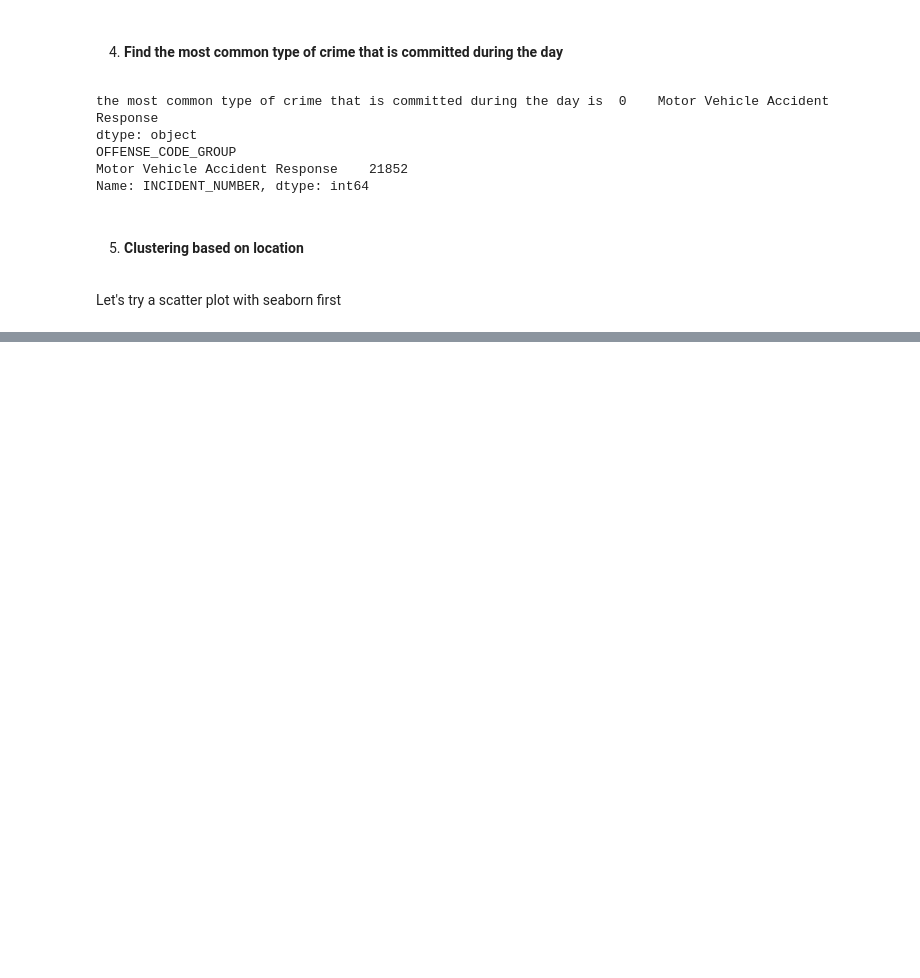
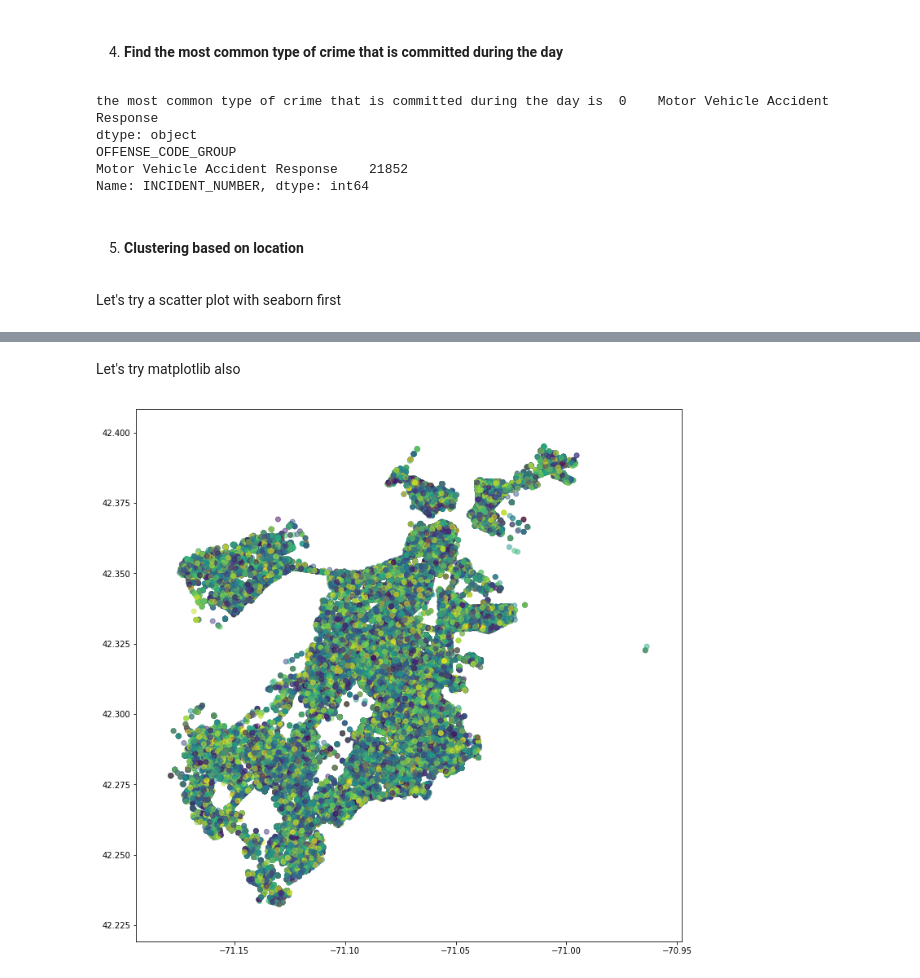
Before and after one commit to PanosEvange/Data-Analysis-and-Clustering, a Jupyter notebook: scr_sdi1500039/sdi1500039_Project2.ipynb, the cells around one changed output, grey strips where cells are left out. Drawn from its saved outputs; the diff is of its cells as text; code cells hidden in the pictures; blank space fills up the shorter version.

```diff
--- a/scr_sdi1500039/sdi1500039_Project2.ipynb
+++ b/scr_sdi1500039/sdi1500039_Project2.ipynb
@@ -225,0 +200,13 @@ dtype: float64
+# %% [markdown]
+Let's try matplotlib also
+# %%
+x = specificLocation['Long']
+y = specificLocation['Lat']
+
+colors = np.random.rand(len(specificLocation))
+
+plt.figure(figsize=(12, 12))
+plt.scatter(x, y, c=colors, alpha=0.5)
+plt.show()
+# %% [output]
+[figure, added]
```
Also changed, not shown: parts of 8 cells of this notebook, 1 other file.
